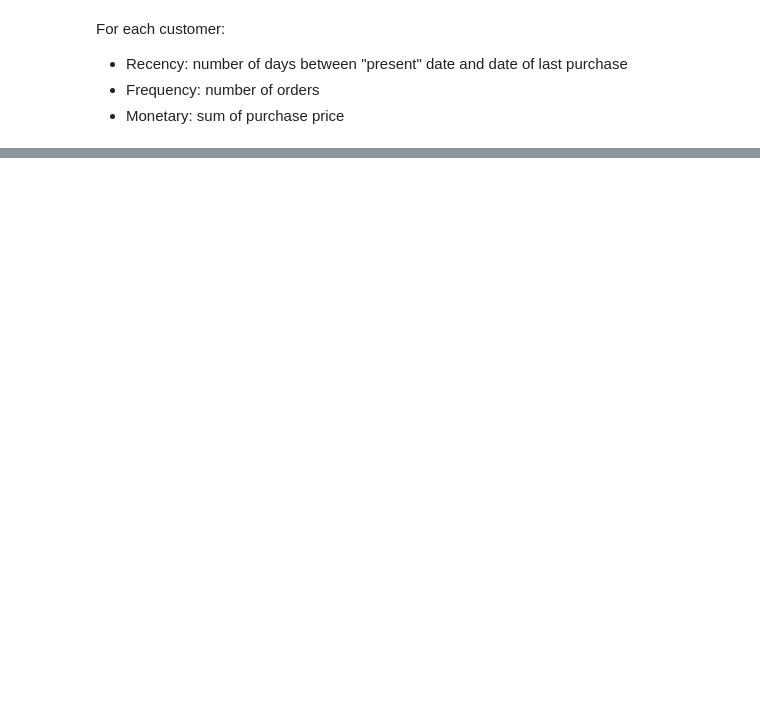
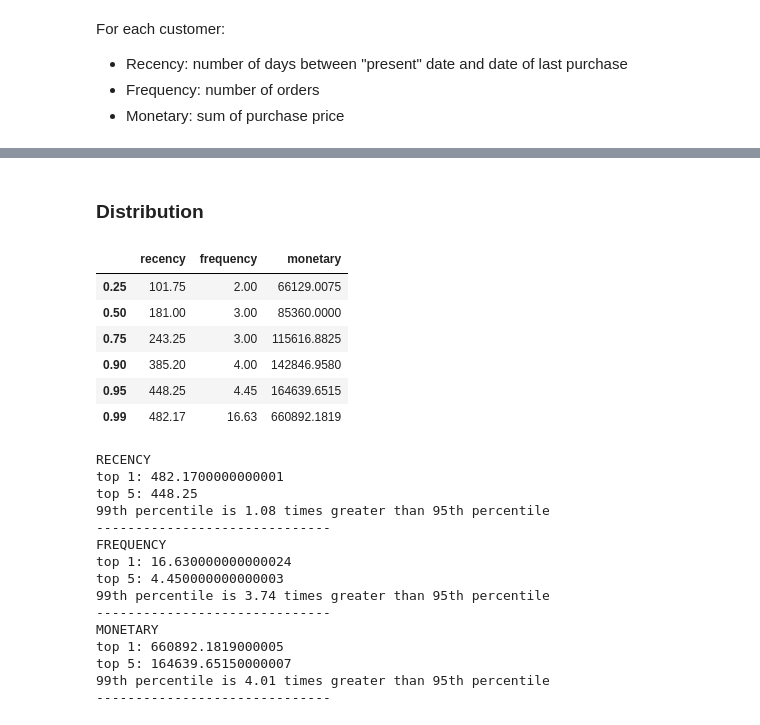
Before and after one commit to brianna-mitri/vehicle-sales-analysis, a Jupyter notebook: analysis/rfm.ipynb, the cells around one changed output, grey strips where cells are left out. Cells and saved outputs as stored; diff of their text form; code cells hidden in the pictures; blank space fills up the shorter version.

```diff
--- a/analysis/rfm.ipynb
+++ b/analysis/rfm.ipynb
@@ -115,0 +150,20 @@ rfm_df.head()
+# %%
+# number of outliers
+for rfm_col in rfm_cols:
+    # calculate iqr
+    col = rfm_df[rfm_col]
+    q1, q3 = col.quantile([.25, .75])
+    iqr = q3 - q1
+
+    # find outliers
+    lower, upper = q1 - 1.5*iqr, q3 + 1.5*iqr
+    l_outliers = (col < lower).sum()
+    u_outliers = (col > upper).sum()
+
+    # display
+    print('-'*30)
+    print(rfm_col.upper())
+    print(f'\nNumber of outliers: {l_outliers + u_outliers}')
+    print(f'Upper: {u_outliers}')
+    print(f'Lower: {l_outliers}')
+    print('-'*30)
@@ -115,0 +188,42 @@ rfm_df.head()
+# %% [markdown]
+### Distribution
+# %%
+# compare percentiles (mainly 95% and 99%)
+percentiles = rfm_df.quantile([.25,.5,.75,.9,.95,.99])
+display(percentiles)
+
+for col in rfm_cols:
+
+    # calculate top 1% and top 5%
+    top_1 = percentiles.loc[0.99, col]
+    top_5 = percentiles.loc[0.95, col]
+
+    # display
+    print(col.upper())
+    print(f'top 1: {top_1}')
+    print(f'top 5: {top_5}')
+    print(f'99th percentile is {round(top_1/top_5,2)} times greater than 95th percentile')
+    print('-'*30)
+# %% [output]
+|  | recency | frequency | monetary |
+| 0.25 | 101.75 | 2.00 | 66129.0075 |
+| 0.50 | 181.00 | 3.00 | 85360.0000 |
+| 0.75 | 243.25 | 3.00 | 115616.8825 |
+| 0.90 | 385.20 | 4.00 | 142846.9580 |
+| 0.95 | 448.25 | 4.45 | 164639.6515 |
+| 0.99 | 482.17 | 16.63 | 660892.1819 |
+RECENCY
+top 1: 482.1700000000001
+top 5: 448.25
+99th percentile is 1.08 times greater than 95th percentile
+------------------------------
+FREQUENCY
+top 1: 16.630000000000024
+top 5: 4.450000000000003
+99th percentile is 3.74 times greater than 95th percentile
+------------------------------
+MONETARY
+top 1: 660892.1819000005
+top 5: 164639.65150000007
+99th percentile is 4.01 times greater than 95th percentile
+------------------------------
```
Also changed, not shown: parts of 11 cells of this notebook.
